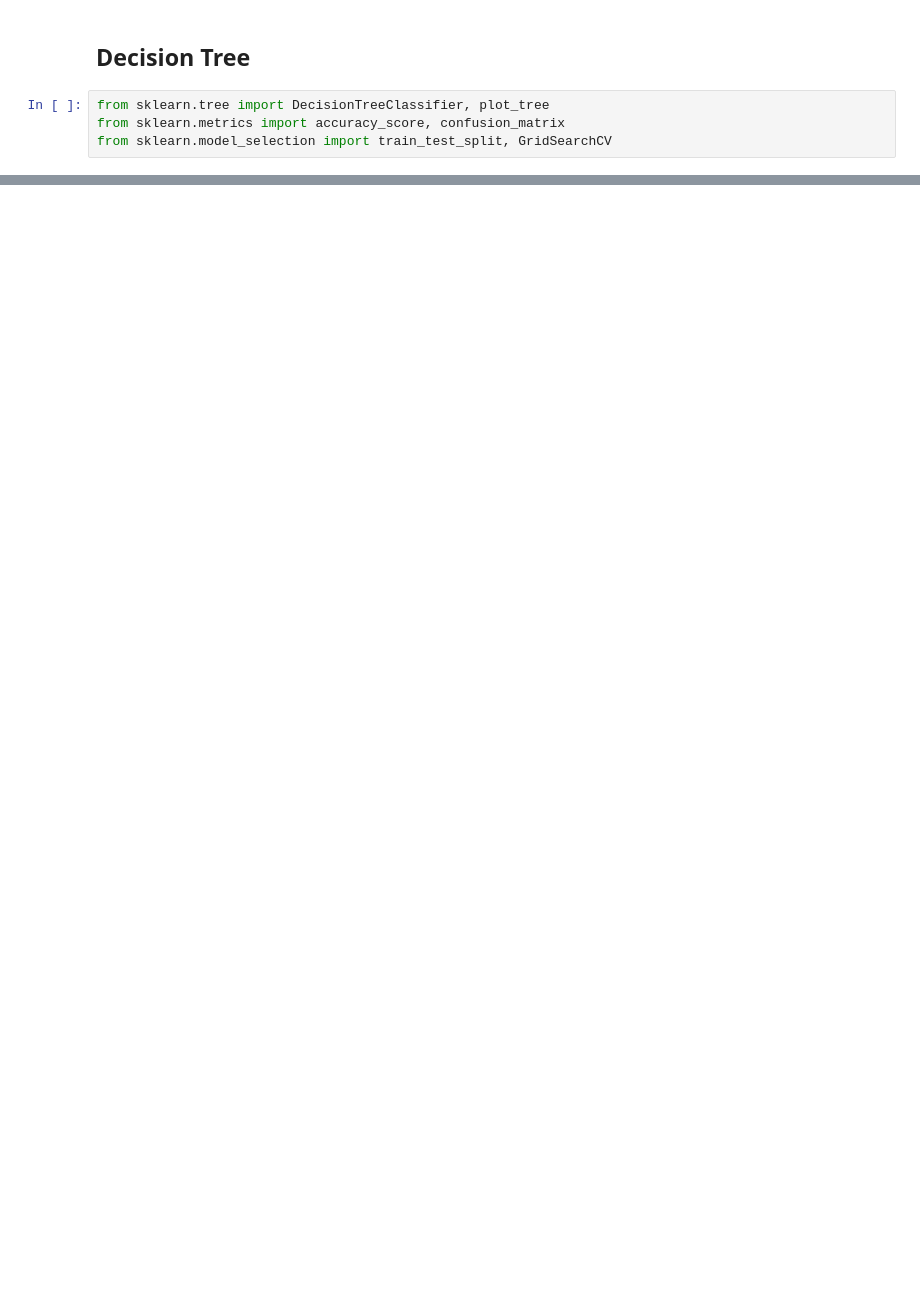
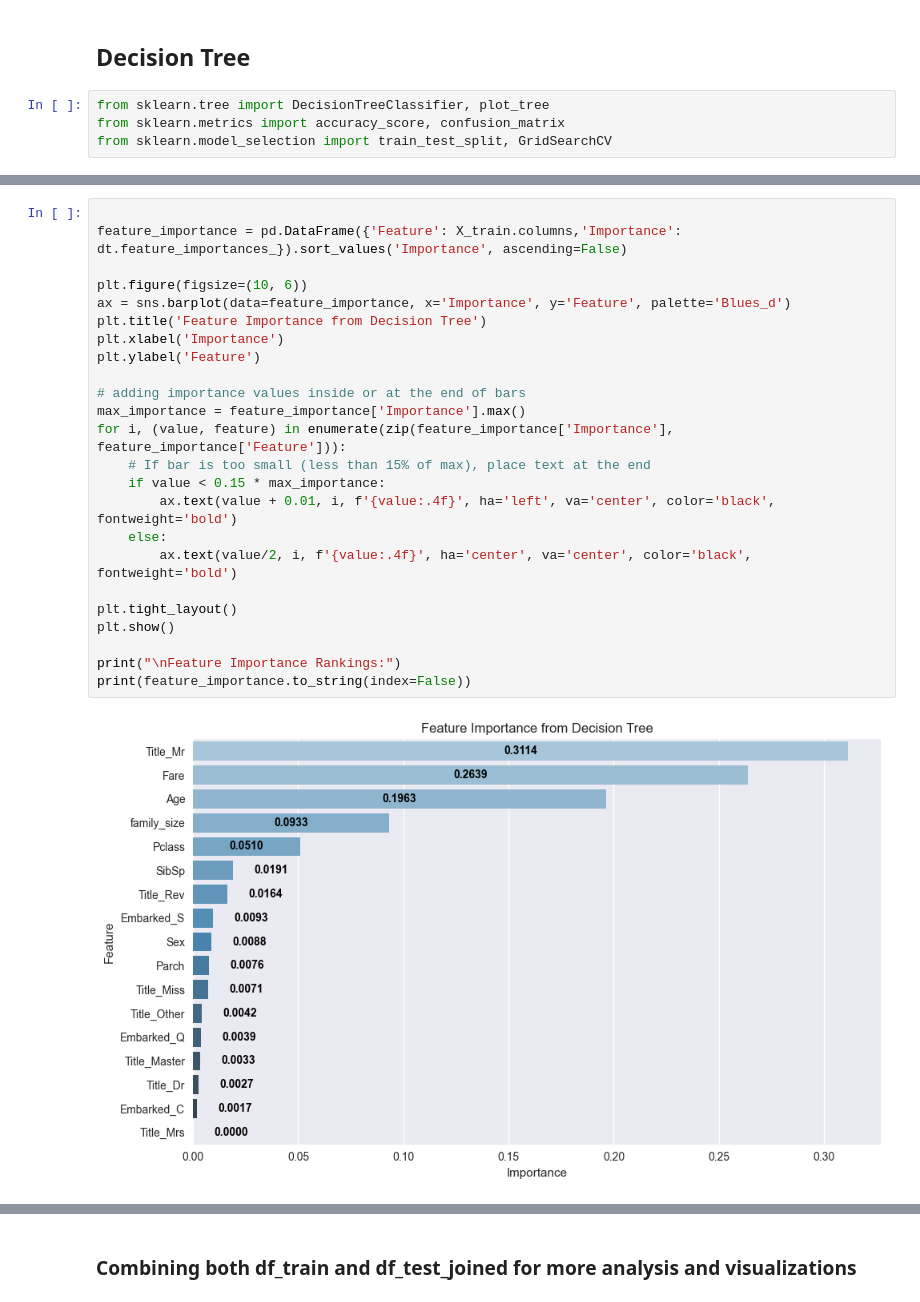
Before and after one commit to aidan-kleinman-2026/DATA6550-Visualization, a Jupyter notebook: Code/Price/PriceA_GroupProjectTitanic.ipynb, the cells around one changed output, grey strips where cells are left out. Drawn from its saved outputs; the diff is of its cells as text; blank space fills up the shorter version.

```diff
--- a/Code/Price/PriceA_GroupProjectTitanic.ipynb
+++ b/Code/Price/PriceA_GroupProjectTitanic.ipynb
@@ -240,0 +245,26 @@ plt.show()
+# %%
+
+feature_importance = pd.DataFrame({'Feature': X_train.columns,'Importance': dt.feature_importances_}).sort_values('Importance', ascending=False)
+
+plt.figure(figsize=(10, 6))
+ax = sns.barplot(data=feature_importance, x='Importance', y='Feature', palette='Blues_d')
+plt.title('Feature Importance from Decision Tree')
+plt.xlabel('Importance')
+plt.ylabel('Feature')
+
+# adding importance values inside or at the end of bars
+max_importance = feature_importance['Importance'].max()
+for i, (value, feature) in enumerate(zip(feature_importance['Importance'], feature_importance['Feature'])):
+    # If bar is too small (less than 15% of max), place text at the end
+    if value < 0.15 * max_importance:
+        ax.text(value + 0.01, i, f'{value:.4f}', ha='left', va='center', color='black', fontweight='bold')
+    else:
+        ax.text(value/2, i, f'{value:.4f}', ha='center', va='center', color='black', fontweight='bold')
+
+plt.tight_layout()
+plt.show()
+
+print("\nFeature Importance Rankings:")
+print(feature_importance.to_string(index=False))
+# %% [output]
+[figure, added]
@@ -240,0 +290,2 @@ plt.show()
+# %% [markdown]
+### Combining both df_train and df_test_joined for more analysis and visualizations
```
Also changed, not shown: parts of 19 cells of this notebook, 3 other files.
